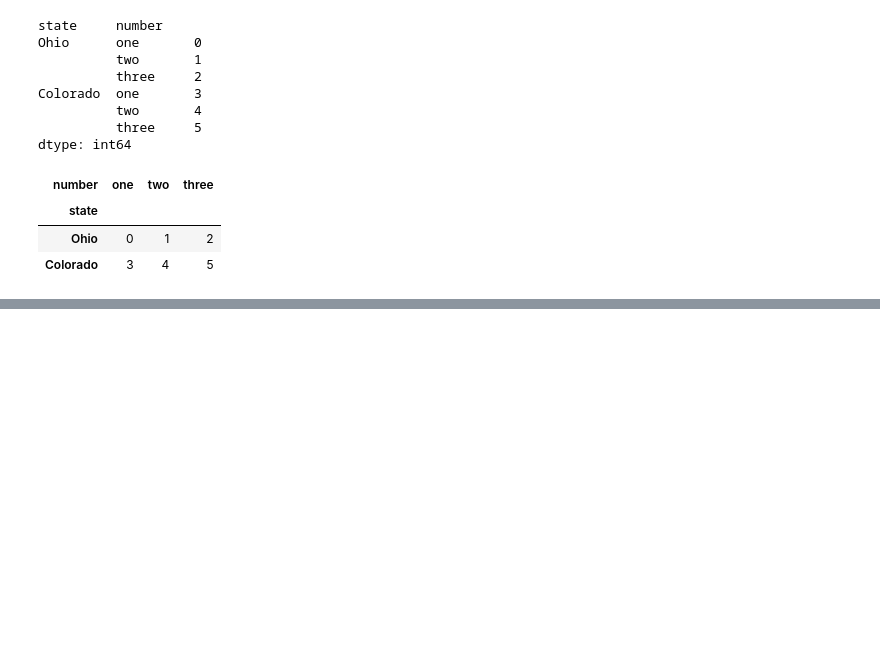
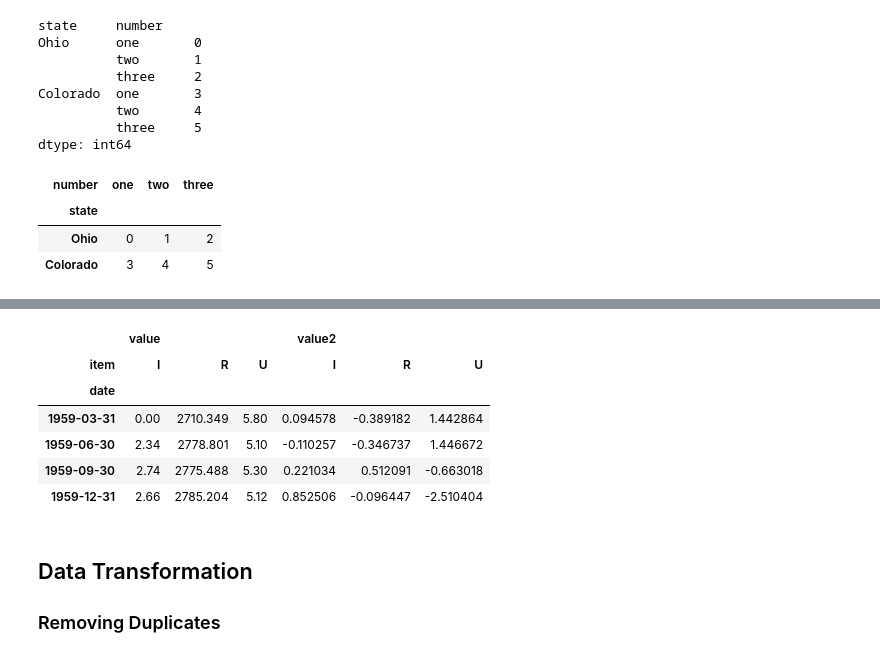
Before and after one commit to hugolu/learn-python, a Jupyter notebook: python-for-data-analysis/ch07-data-wrangling-clean-transform-merge-reshape.ipynb, the cells around one changed output, grey strips where cells are left out. Drawn from its saved outputs; the diff is of its cells as text; code cells hidden in the pictures; blank space fills up the shorter version.

```diff
--- a/python-for-data-analysis/ch07-data-wrangling-clean-transform-merge-reshape.ipynb
+++ b/python-for-data-analysis/ch07-data-wrangling-clean-transform-merge-reshape.ipynb
@@ -467,0 +541,13 @@ result.unstack()
+# %%
+ldata.set_index(['date', 'item']).unstack('item')
+# %% [output]
+|  | value |  |  | value2 |  |  |
+| item | I | R | U | I | R | U |
+| date |  |  |  |  |  |  |
+| 1959-03-31 | 0.00 | 2710.349 | 5.80 | 0.094578 | -0.389182 | 1.442864 |
+| 1959-06-30 | 2.34 | 2778.801 | 5.10 | -0.110257 | -0.346737 | 1.446672 |
+| 1959-09-30 | 2.74 | 2775.488 | 5.30 | 0.221034 | 0.512091 | -0.663018 |
+| 1959-12-31 | 2.66 | 2785.204 | 5.12 | 0.852506 | -0.096447 | -2.510404 |
+# %% [markdown]
+## Data Transformation
+### Removing Duplicates
```
Also changed, not shown: parts of 19 cells of this notebook.
